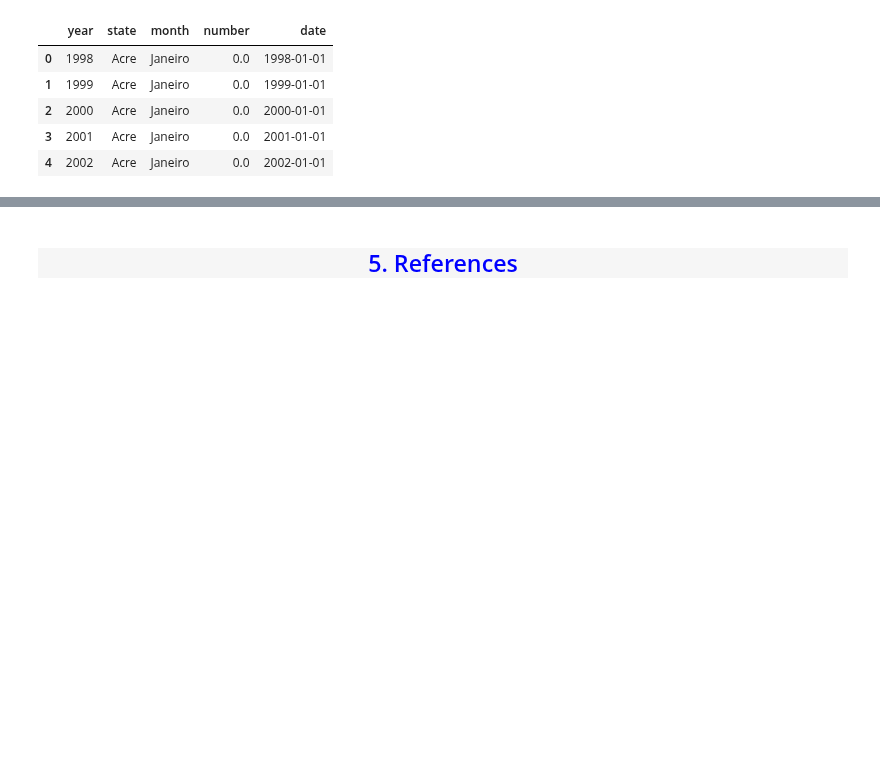
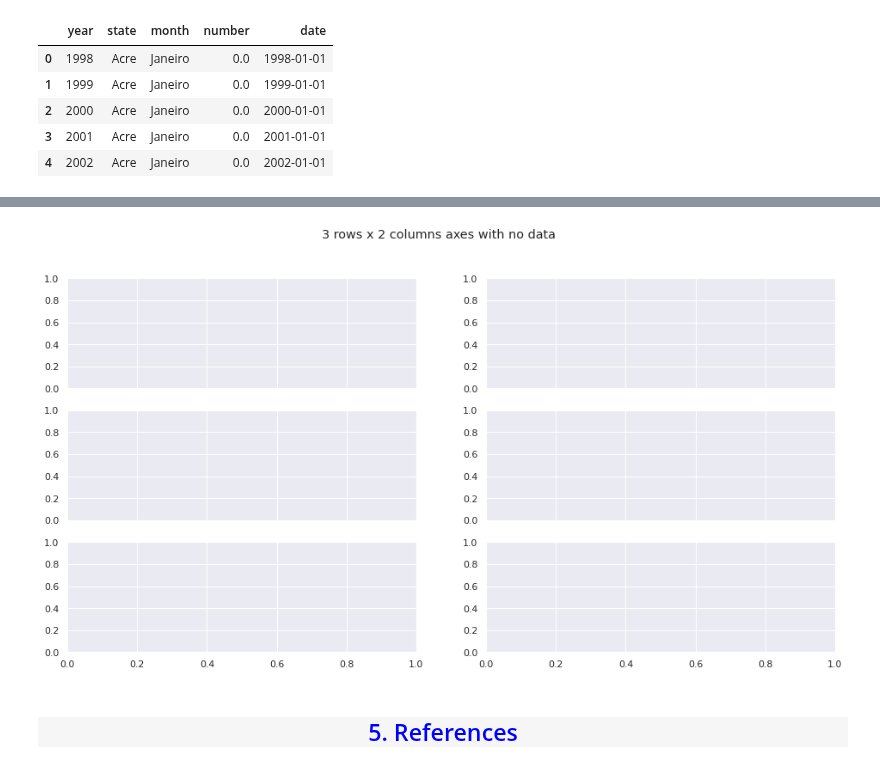
Before and after one commit to anibalfisico/Data-Science, a Jupyter notebook: inc-ndios-no-brasil.ipynb, the cells around one changed output, grey strips where cells are left out. Saved outputs shown, nothing was run; the diff lists cells and outputs as text; code cells hidden in the pictures; blank space fills up the shorter version.

```diff
--- a/inc-ndios-no-brasil.ipynb
+++ b/inc-ndios-no-brasil.ipynb
@@ -280,3 +323,8 @@ df_new.head()
+# %%
+fig, axes = plt.subplots(3, 2, sharex=True, figsize=(16,8))
+_ = fig.suptitle('3 rows x 2 columns axes with no data')
+# %% [output]
+[figure, added]
 # %% [markdown]
 <a id = '5'></a>
 <h2 style = "font-family:garamond; font-size:50px; background-color: #f6f6f6; color : blue; border-radius: 100px 100px; text-align:center"> 5. References</h2>
```
Also changed, not shown: parts of 4 cells of this notebook.
